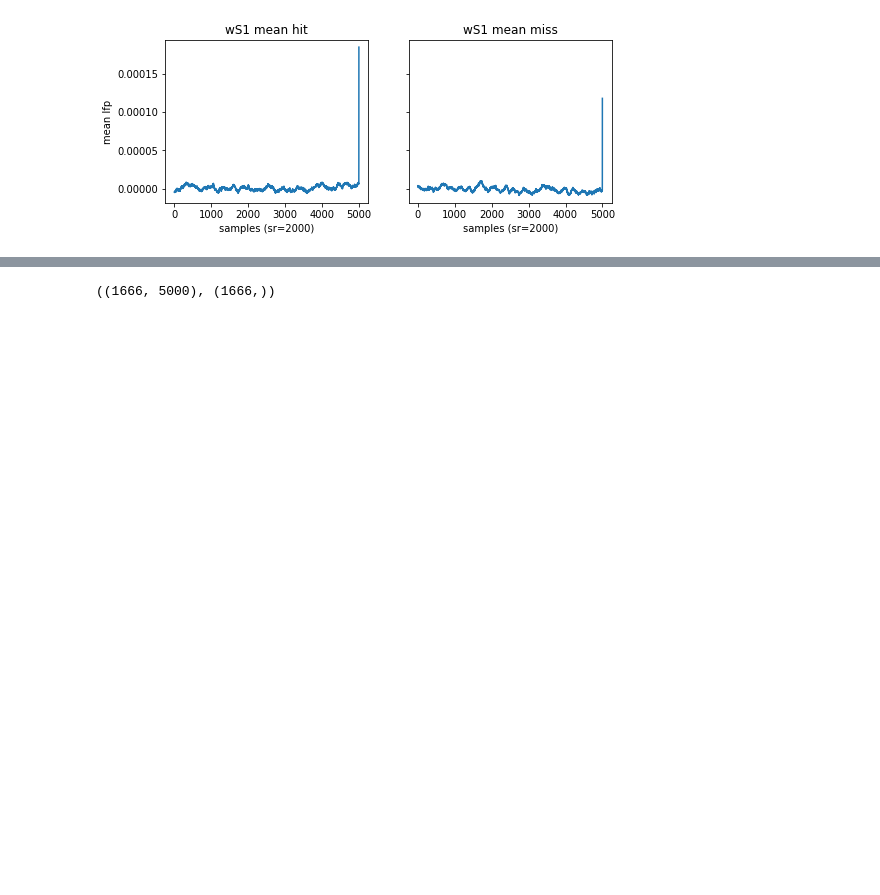
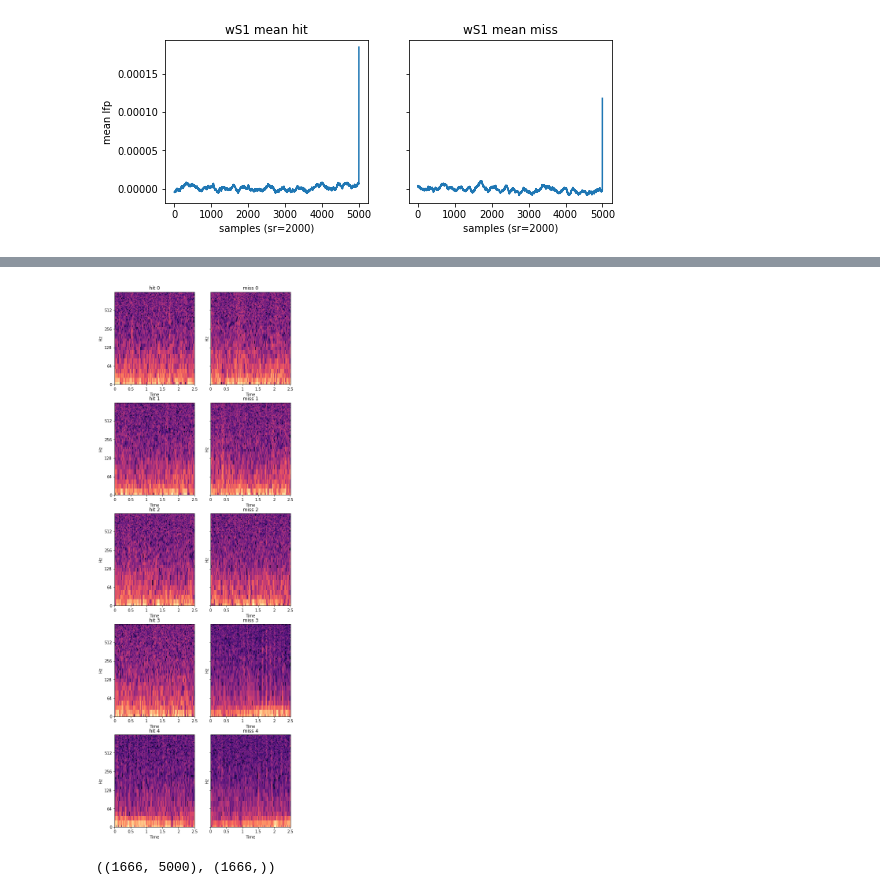
Before and after one commit to thurgarion2/ML_project_2, a Jupyter notebook: src/exploratory_analysis.ipynb, the cells around one changed output, grey strips where cells are left out. Drawn from its saved outputs; the diff is of its cells as text; code cells hidden in the pictures; blank space fills up the shorter version.

```diff
--- a/src/exploratory_analysis.ipynb
+++ b/src/exploratory_analysis.ipynb
@@ -71,3 +81,7 @@ fig.savefig('./compare_mean_wS1')
+# %%
+compare_hit_miss(hits, misses, plot_in_frequency)
+# %% [output]
+[figure, added]
 # %%
 X_mPFC, y_mPFC = X, y = create_dataset(data_path, 'mPFC', select_amplitude=[2,3])
 X_mPFC.shape, y_mPFC.shape
```
Also changed, not shown: parts of 10 cells of this notebook, 4 other files.
